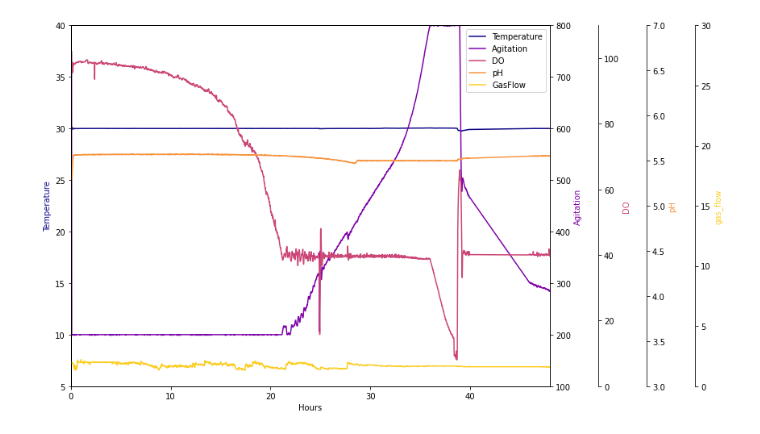
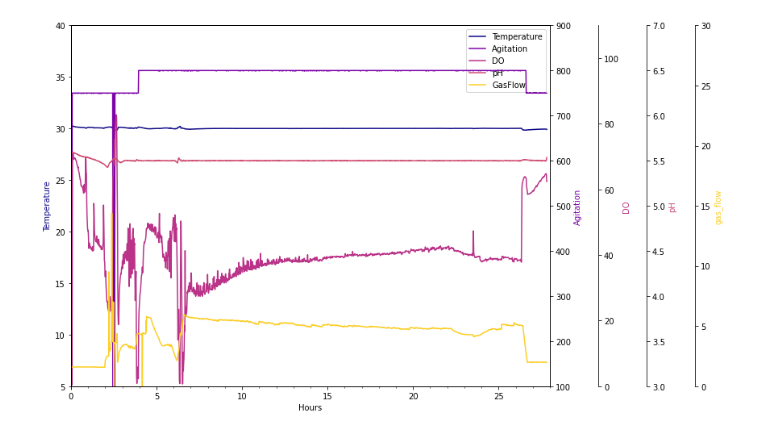
Before and after one commit to BubbaZinetti/Python_for-fermentations, a Jupyter notebook: fermplot3_2.ipynb, the cells around one changed output. Drawn from its saved outputs; the diff is of its cells as text; code cells hidden in the pictures.

```diff
--- a/fermplot3_2.ipynb
+++ b/fermplot3_2.ipynb
@@ -2,12 +2,14 @@
 import pandas as pd
 import numpy as np
 import matplotlib.pyplot as plt
+#locators for major and minor tick marks
+from matplotlib.ticker import (MultipleLocator, AutoMinorLocator)
 #Insert complete path to the excel file and index of the worksheet 9Mar2021_batch
-#Using usecols, skiprows.
+#Using usecols, skiprows to account for formatting.
 #Giving the columns the correct names
 columns = ['Time' , 'pH' , 'DO' , 'Agit' , 'GasFlow' , 'Temp']
 #use names=columns in df=...
-df = pd.read_excel("9Mar2021_batch.xlsx", sheet_name = 0,header=None, names=columns , usecols="A,C,E,G,I,K", skiprows=6)
+df = pd.read_excel("9Mar2021_glyfb.xlsx", sheet_name = 0,header=None, names=columns , usecols="A,C,E,G,I,K", skiprows=6)
 # %%
 #%% Set up the plot
 
@@ -25,11 +27,11 @@ par4 = host.twinx()
 
 # Define the limits of each axis plot here
 
-host.set_xlim(0, 48)      # Time check maximum hours use print(df.tail())
+host.set_xlim(0, 28)      # Time check maximum hours use print(df.tail())
 
 host.set_ylim(5, 40)     # Temperature
 
-par1.set_ylim(100, 800)  # Agitation
+par1.set_ylim(100, 900)  # Agitation
 
 par2.set_ylim(0, 110)    # DO
 
@@ -56,10 +58,10 @@ par4.set_ylabel("gas_flow")
 color1 = plt.cm.plasma(0)
 
 color2 = plt.cm.plasma(0.25)
-
-color3 = plt.cm.plasma(0.5)
-
-color4 = plt.cm.plasma(0.75)
+#Adjusting DO color default is 0.5
+color3 = plt.cm.plasma(0.43)
+#try to make pH pink default is 0.75
+color4 = plt.cm.plasma(0.52)
 
 color5 = plt.cm.plasma(0.9)
 
@@ -84,34 +86,36 @@ par2.spines['right'].set_position(('outward', 60))
 
 par3.spines['right'].set_position(('outward', 120))
 
 par4.spines['right'].set_position(('outward', 180))
 
-#no x ticks
-
+#Default x ticks
+#no x ticks are #'d out
+#Auto minor ticks
+host.xaxis.set_minor_locator(AutoMinorLocator())
 #par2.xaxis.set_ticks([])
 
 #par3.xaxis.set_ticks([])
 
 #par4.xaxis.set_ticks([])
 
 #axis color
 
 host.yaxis.label.set_color(p1.get_color())
 
 par1.yaxis.label.set_color(p2.get_color())
 
 par2.yaxis.label.set_color(p3.get_color())
 
 par3.yaxis.label.set_color(p4.get_color())
 
 par4.yaxis.label.set_color(p5.get_color())
 
 # Adjust spacings w.r.t. figsize
 
 fig.tight_layout()
 
 #%% Save the figure
 #Change this to a descriptive name
-#plt.savefig("9MAR2021_batch.pdf")
+#plt.savefig("9MAR2021_glyfb.pdf")
 # %% [output]
-[figure, old version]
+[figure, new version]
```
